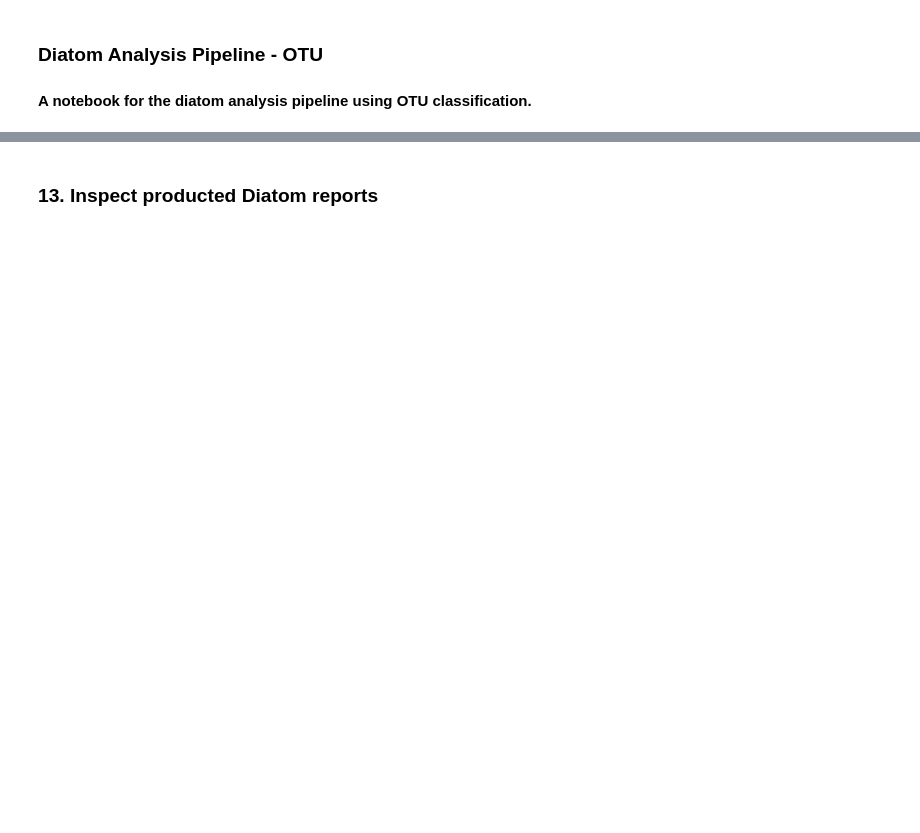
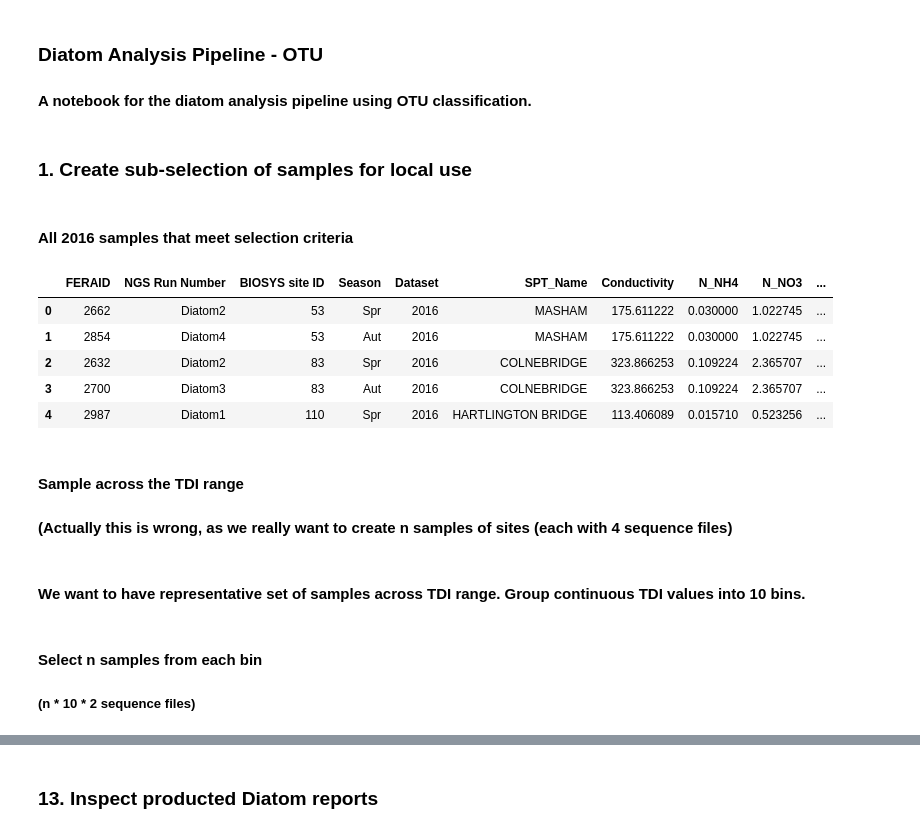
Before and after one commit to digsci/biolab, a Jupyter notebook: Diatom Analysis Pipeline.ipynb, the cells around one changed output, grey strips where cells are left out. Cells and saved outputs as stored; diff of their text form; code cells hidden in the pictures; blank space fills up the shorter version.

```diff
--- a/Diatom Analysis Pipeline.ipynb
+++ b/Diatom Analysis Pipeline.ipynb
@@ -2,3 +2,23 @@
 ### Diatom Analysis Pipeline - OTU
 
 #### A notebook  for the diatom analysis pipeline using OTU classification.
+# %% [markdown]
+### 1. Create sub-selection of samples for local use
+# %% [markdown]
+#### All 2016 samples that meet selection criteria
+# %%
+import pandas as pd
+df = pd.read_csv('2016 Data.csv')
+df.head()
+# %% [output]
+|  | FERAID | NGS Run Number | BIOSYS site ID | Season | Dataset | SPT_Name | Conductivity | N_NH4 | N_NO3 | ... |
+| 0 | 2662 | Diatom2 | 53 | Spr | 2016 | MASHAM | 175.611222 | 0.030000 | 1.022745 | ... |
+| 1 | 2854 | Diatom4 | 53 | Aut | 2016 | MASHAM | 175.611222 | 0.030000 | 1.022745 | ... |
+| 2 | 2632 | Diatom2 | 83 | Spr | 2016 | COLNEBRIDGE | 323.866253 | 0.109224 | 2.365707 | ... |
+| 3 | 2700 | Diatom3 | 83 | Aut | 2016 | COLNEBRIDGE | 323.866253 | 0.109224 | 2.365707 | ... |
+| 4 | 2987 | Diatom1 | 110 | Spr | 2016 | HARTLINGTON BRIDGE | 113.406089 | 0.015710 | 0.523256 | ... |
+# %% [markdown]
+#### Sample across the TDI range
+#### (Actually this is wrong, as we really want to create n samples of sites (each with 4 sequence files)
+# %% [markdown]
+#### We want to have representative set of samples across TDI range. Group continuous TDI values into 10 bins.
@@ -4,0 +29,3 @@
+# %% [markdown]
+#### Select n samples from each bin
+##### (n * 10 * 2 sequence files)
```
Also changed, not shown: parts of 31 cells of this notebook, 2 other files.
